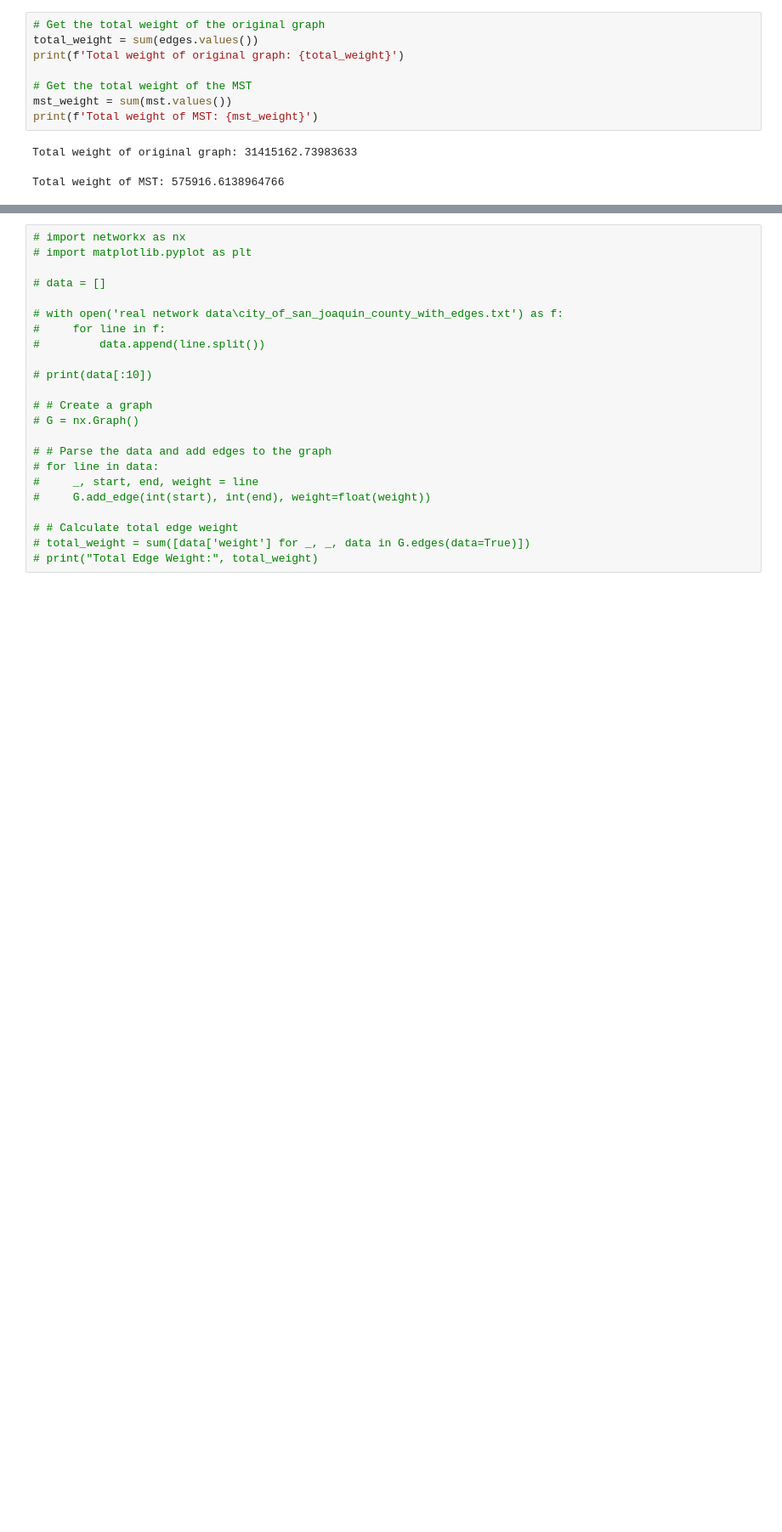
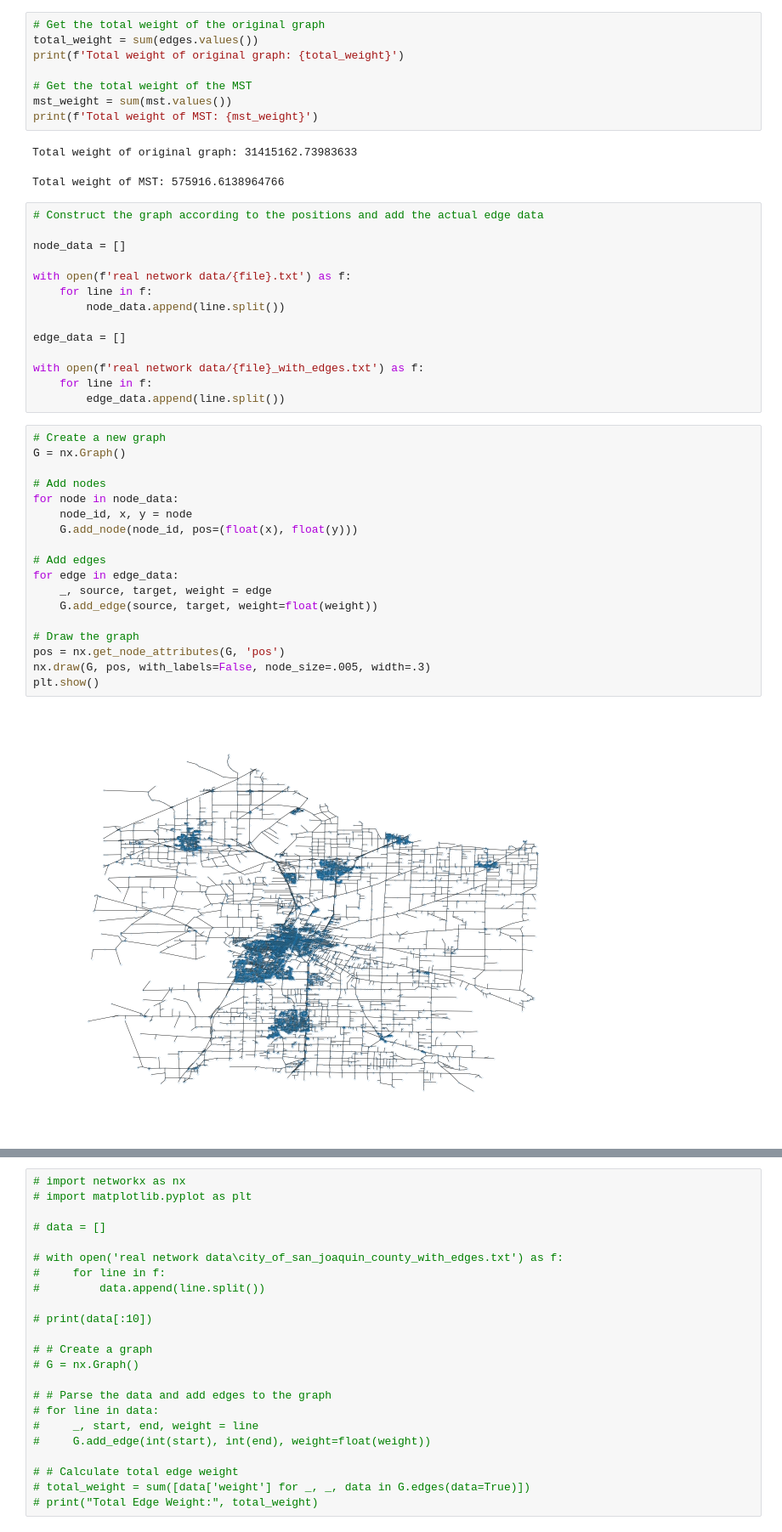
Before and after one commit to jamescalnan/Algorithms-that-Changed-the-World-CA, a Jupyter notebook: Boruvkas Algorithm.ipynb, the cells around one changed output, grey strips where cells are left out. Shown at 85% size. Cells and saved outputs as stored; diff of their text form; blank space fills up the shorter version.

Commit message:
Added the use of the weights file, need to implement previous

```diff
--- a/Boruvkas Algorithm.ipynb
+++ b/Boruvkas Algorithm.ipynb
@@ -691,3 +711,37 @@ print(f'Total weight of MST: {mst_weight}')
 # %% [output]
 Total weight of original graph: 31415162.73983633
 Total weight of MST: 575916.6138964766
+# %%
+# Construct the graph according to the positions and add the actual edge data
+
+node_data = []
+
+with open(f'real network data/{file}.txt') as f:
+    for line in f:
+        node_data.append(line.split())
+
+edge_data = []
+
+with open(f'real network data/{file}_with_edges.txt') as f:
+    for line in f:
+        edge_data.append(line.split())
+# %%
+# Create a new graph
+G = nx.Graph()
+
+# Add nodes
+for node in node_data:
+    node_id, x, y = node
+    G.add_node(node_id, pos=(float(x), float(y)))
+
+# Add edges
+for edge in edge_data:
+    _, source, target, weight = edge
+    G.add_edge(source, target, weight=float(weight))
+
+# Draw the graph
+pos = nx.get_node_attributes(G, 'pos')
+nx.draw(G, pos, with_labels=False, node_size=.005, width=.3)
+plt.show()
+# %% [output]
+[figure, added]
```
Also changed, not shown: parts of 5 cells of this notebook.
